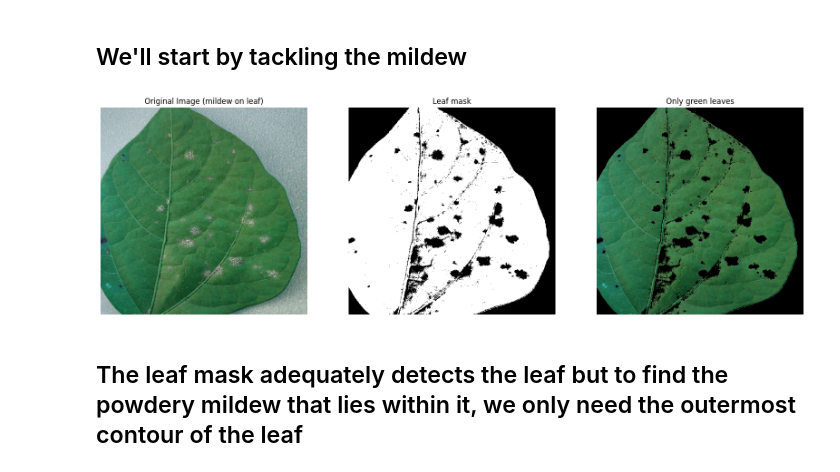
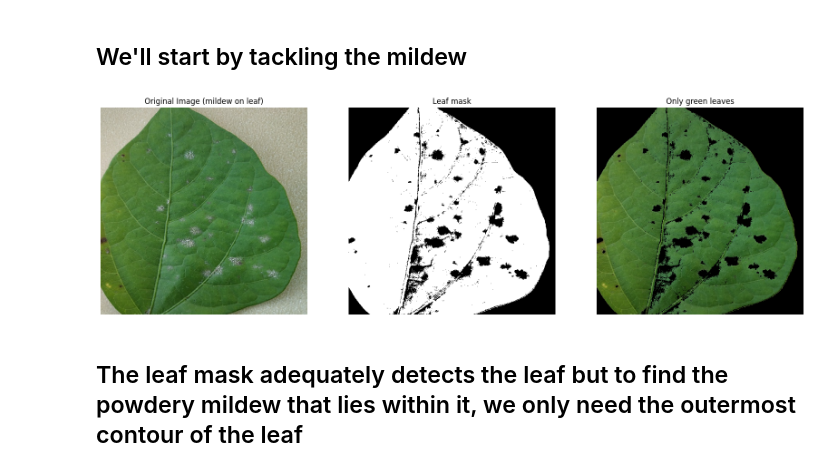
Before and after one commit to abodeza/plant_disease_detection, a Jupyter notebook: filtering_diseases.ipynb, the cells around one changed output. Drawn from its saved outputs; the diff is of its cells as text; code cells hidden in the pictures.

```diff
--- a/filtering_diseases.ipynb
+++ b/filtering_diseases.ipynb
@@ -35,23 +35,25 @@ hsv_c1 = cv2.cvtColor(c1, cv2.COLOR_BGR2HSV)
 # %%
 leaf_mask = cv2.inRange(hsv_mildew, (25, 100, 70), (65, 255, 255))
 
+mildew_rgb = cv2.cvtColor(mildew, cv2.COLOR_BGR2RGB)
+
 fig, axes = plt.subplots(1, 3, figsize=(20, 20))
 
-axes[0].imshow(mildew)
+axes[0].imshow(mildew_rgb)
 axes[0].axis('off')
 axes[0].set_title("Original Image (mildew on leaf)")
 
 axes[1].imshow(leaf_mask, cmap='gray')
 axes[1].axis('off')
 axes[1].set_title("Leaf mask")
 
-axes[2].imshow(cv2.bitwise_and(mildew, mildew, mask=leaf_mask))
+axes[2].imshow(cv2.bitwise_and(mildew_rgb, mildew_rgb, mask=leaf_mask))
 axes[2].axis('off')
 axes[2].set_title("Only green leaves")
 
 plt.show()
 # %% [output]
-[figure, old version]
+[figure, new version]
 # %% [markdown]
 ## The leaf mask adequately detects the leaf but to find the powdery mildew that lies within it, we only need the outermost contour of the leaf
 # %%
```
Also changed, not shown: parts of 7 cells of this notebook, 1 other file.
